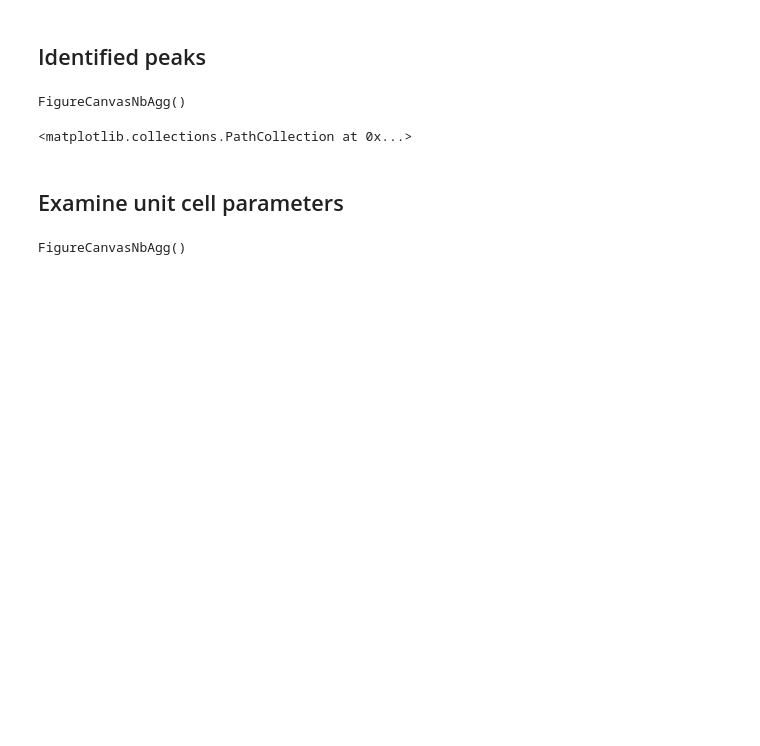
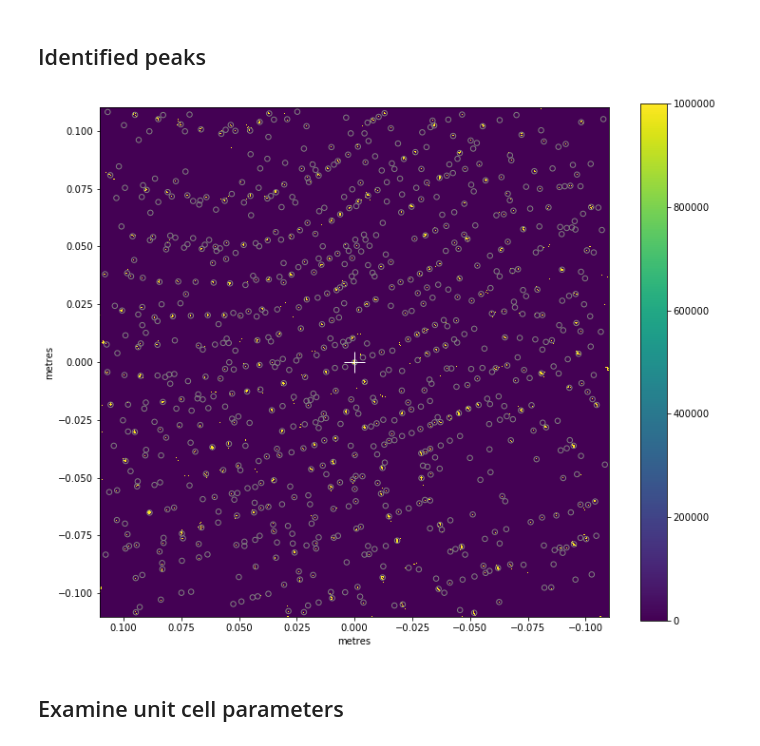
Before and after one commit to JunCEEE/crystalProject, a Jupyter notebook: src/analysis/crystFEL_index/CrystFEL indexing.ipynb, the cells around one changed output. Cells and saved outputs as stored; diff of their text form; code cells hidden in the pictures; blank space fills up the shorter version.

```diff
--- a/src/analysis/crystFEL_index/CrystFEL indexing.ipynb
+++ b/src/analysis/crystFEL_index/CrystFEL indexing.ipynb
@@ -95,11 +97,11 @@ peak_coords = geom.data_coords_to_positions(module_no, peak_tbl['ss/px'], peak_t
 peak_x = peak_coords[:, 0]
 peak_y = peak_coords[:, 1]
 # %%
-ax = geom.plot_data_fast(frame[np.newaxis], axis_units='m')
-ax.scatter(peak_x, peak_y, s=30, marker='o', facecolor='none', edgecolor='0.5')
+fig, ax = plt.subplots(figsize=(12,10))
+geom.plot_data_fast(frame[np.newaxis], axis_units='m', ax=ax)
+ax.scatter(peak_x, peak_y, s=30, marker='o', facecolor='none', edgecolor='0.5');
 # %% [output]
-FigureCanvasNbAgg()
-<matplotlib.collections.PathCollection at 0x...>
+[figure, added]
 # %% [markdown]
 ## Examine unit cell parameters
 # %%
@@ -107,4 +108,0 @@ from CrystFEL_Jupyter_utilities.GUI_tools import CellExplorer
-# %%
-ce = CellExplorer('xstal.stream')
-# %% [output]
-FigureCanvasNbAgg()
```
Also changed, not shown: parts of 6 cells of this notebook, 1 other file.
